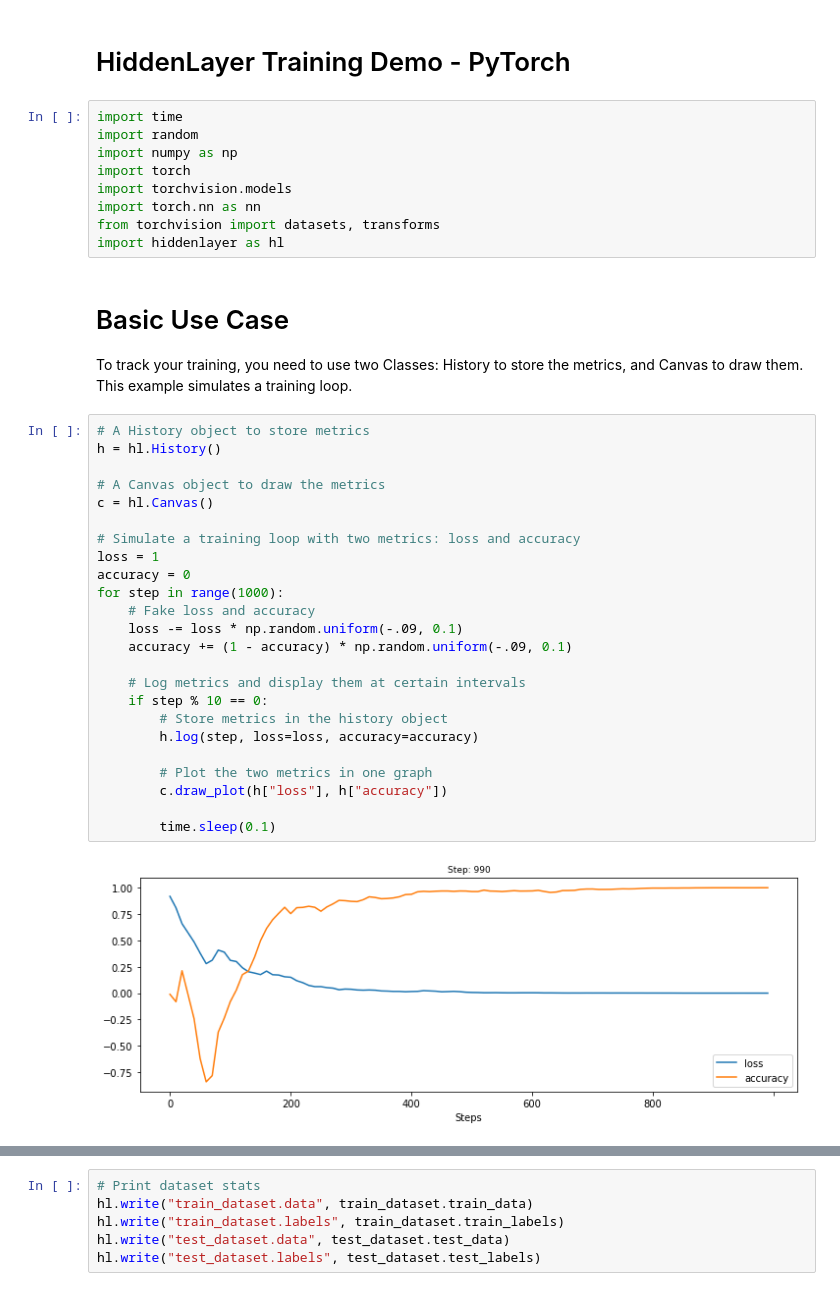
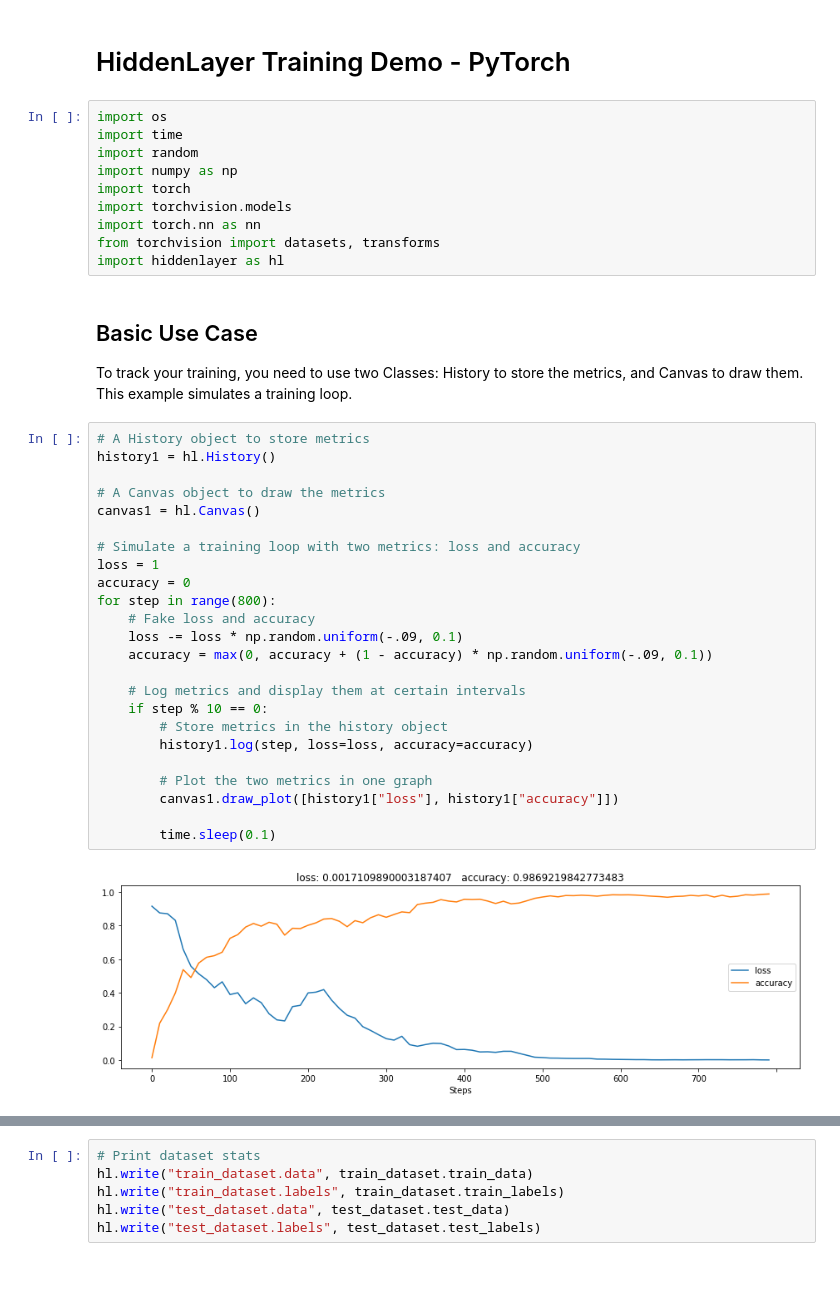
Before and after one commit to waleedka/hiddenlayer, a Jupyter notebook: demos/pytorch_train.ipynb, the cells around one changed output, grey strips where cells are left out. Drawn from its saved outputs; the diff is of its cells as text.

```diff
--- a/demos/pytorch_train.ipynb
+++ b/demos/pytorch_train.ipynb
@@ -1,6 +1,7 @@
 # %% [markdown]
 # HiddenLayer Training Demo - PyTorch
 # %%
+import os
 import time
 import random
 import numpy as np
@@ -10,33 +11,33 @@ import torch.nn as nn
 from torchvision import datasets, transforms
 import hiddenlayer as hl
 # %% [markdown]
-# Basic Use Case
+## Basic Use Case
 
 To track your training, you need to use two Classes: History to store the metrics, and Canvas to draw them.
 This example simulates a training loop.
 # %%
 # A History object to store metrics
-h = hl.History()
+history1 = hl.History()
 
 # A Canvas object to draw the metrics
-c = hl.Canvas()
+canvas1 = hl.Canvas()
 
 # Simulate a training loop with two metrics: loss and accuracy
 loss = 1
 accuracy = 0
-for step in range(1000):
+for step in range(800):
     # Fake loss and accuracy
     loss -= loss * np.random.uniform(-.09, 0.1)
-    accuracy += (1 - accuracy) * np.random.uniform(-.09, 0.1)
+    accuracy = max(0, accuracy + (1 - accuracy) * np.random.uniform(-.09, 0.1))
 
     # Log metrics and display them at certain intervals
     if step % 10 == 0:
         # Store metrics in the history object
-        h.log(step, loss=loss, accuracy=accuracy)
+        history1.log(step, loss=loss, accuracy=accuracy)
 
         # Plot the two metrics in one graph
-        c.draw_plot(h["loss"], h["accuracy"])
+        canvas1.draw_plot([history1["loss"], history1["accuracy"]])
 
         time.sleep(0.1)
 # %% [output]
-[figure, old version]
+[figure, new version]
```
Also changed, not shown: parts of 27 cells of this notebook, 4 other files.
